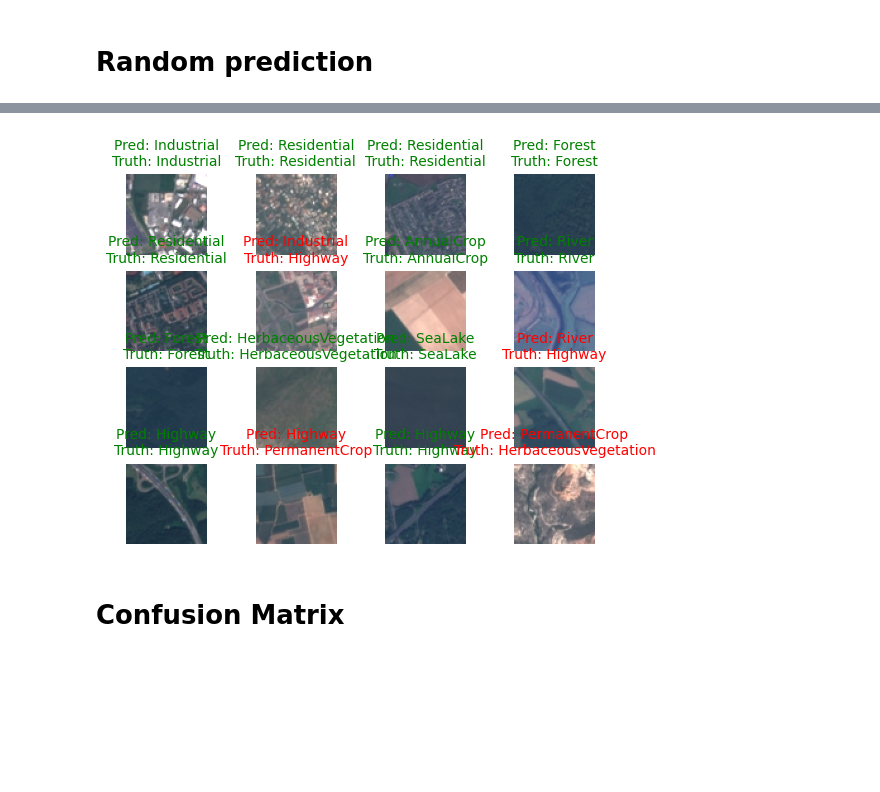
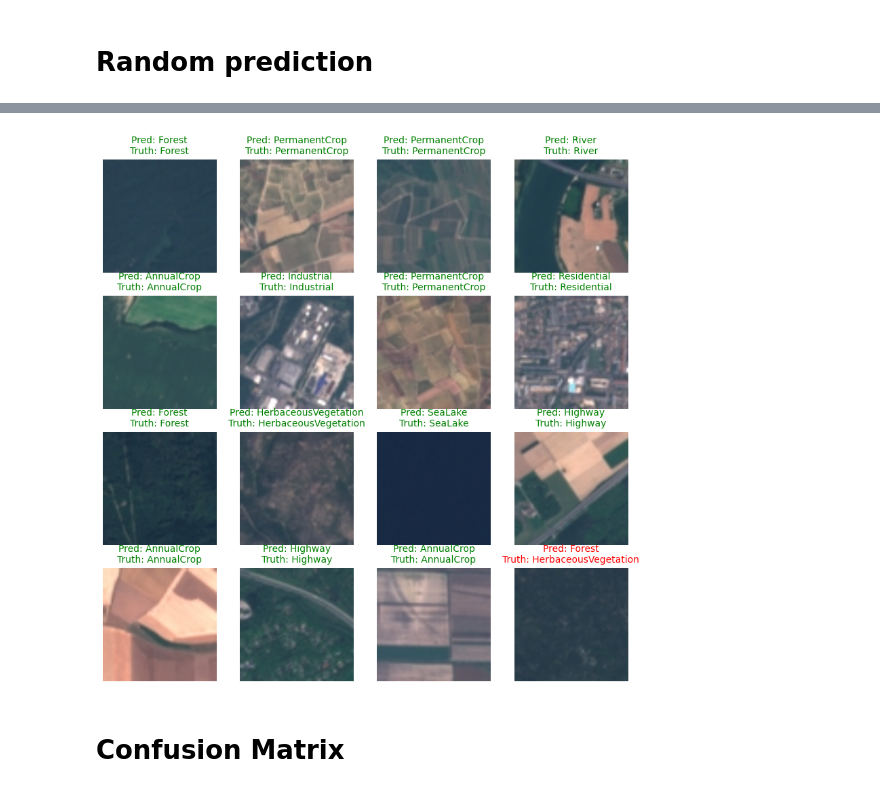
Before and after one commit to atanilson/Comp702_Final, a Jupyter notebook: Comp702_EvaluatingResults.ipynb, the cells around one changed output, grey strips where cells are left out. Saved outputs shown, nothing was run; the diff lists cells and outputs as text; code cells hidden in the pictures; blank space fills up the shorter version.

```diff
--- a/Comp702_EvaluatingResults.ipynb
+++ b/Comp702_EvaluatingResults.ipynb
@@ -275,21 +280,22 @@ def denormalize(img, mean, std):
     img = img.clamp(0, 1)   # keep in valid range
     return img
 # %%
+plt.figure(figsize=(10,10))
 for i, sample in enumerate(test_samples):
     plt.subplot(nrows, ncols, i+1)
 
     # Undo normalization for display
     img = denormalize(sample, [0.485, 0.456, 0.406], [0.229, 0.224, 0.225])
     plt.imshow(img.permute(1, 2, 0))  # convert C,H,W -> H,W,C
 
     pred_label = class_names[pred_classes[i]]
     truth_label = class_names[test_labes[i]]
     title = f"Pred: {pred_label}\nTruth: {truth_label}"
 
     plt.title(title, fontsize=10, c=("g" if pred_label == truth_label else "r"))
     plt.axis(False)
 # %% [output]
-[figure, old version]
+[figure, new version]
 # %% [markdown]
 # Confusion Matrix
 # %%
```
Also changed, not shown: parts of 6 cells of this notebook.
